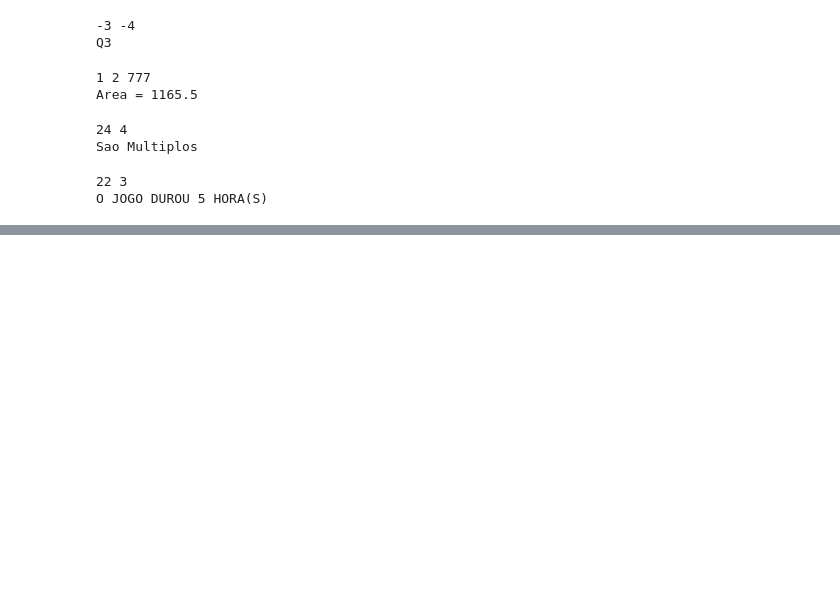
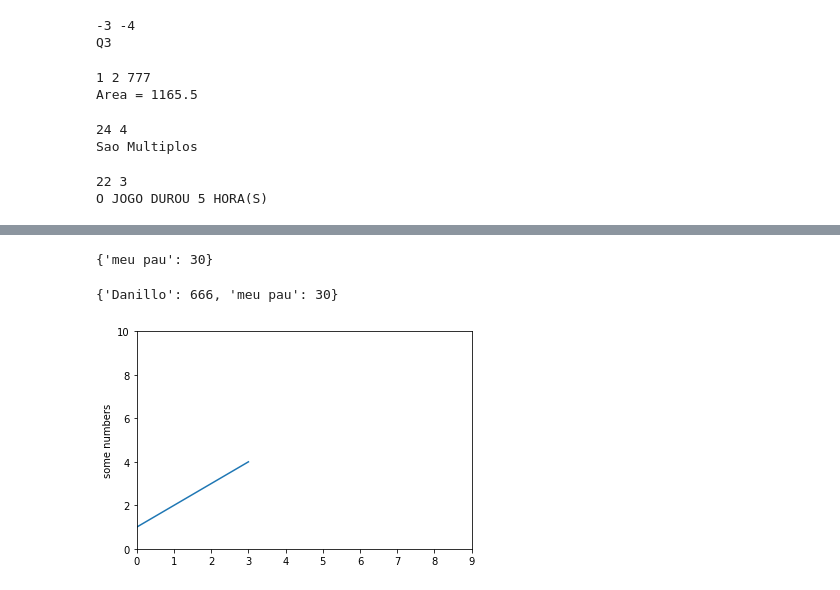
Before and after one commit to Danillo8/FGV_Programming_Languages, a Jupyter notebook: Python/Caderno.ipynb, the cells around one changed output, grey strips where cells are left out. Drawn from its saved outputs; the diff is of its cells as text; code cells hidden in the pictures; blank space fills up the shorter version.

```diff
--- a/Python/Caderno.ipynb
+++ b/Python/Caderno.ipynb
@@ -501,0 +1208,4 @@ SyntaxError: invalid syntax (<ipython-input-96-802363e79619>, line 1)
+# %%
+print(dic)
+# %% [output]
+{'meu pau': 30}
@@ -501,0 +1214,4 @@ SyntaxError: invalid syntax (<ipython-input-96-802363e79619>, line 1)
+# %%
+print(dic)
+# %% [output]
+{'Danillo': 666, 'meu pau': 30}
@@ -501,0 +1221,7 @@ SyntaxError: invalid syntax (<ipython-input-96-802363e79619>, line 1)
+# %%
+plt.plot([1,2,3,4])
+plt.ylabel('some numbers')
+plt.axis([0,9,0,10])
+plt.show()
+# %% [output]
+[figure, added]
```
Also changed, not shown: parts of 73 cells of this notebook, 1 other file.
